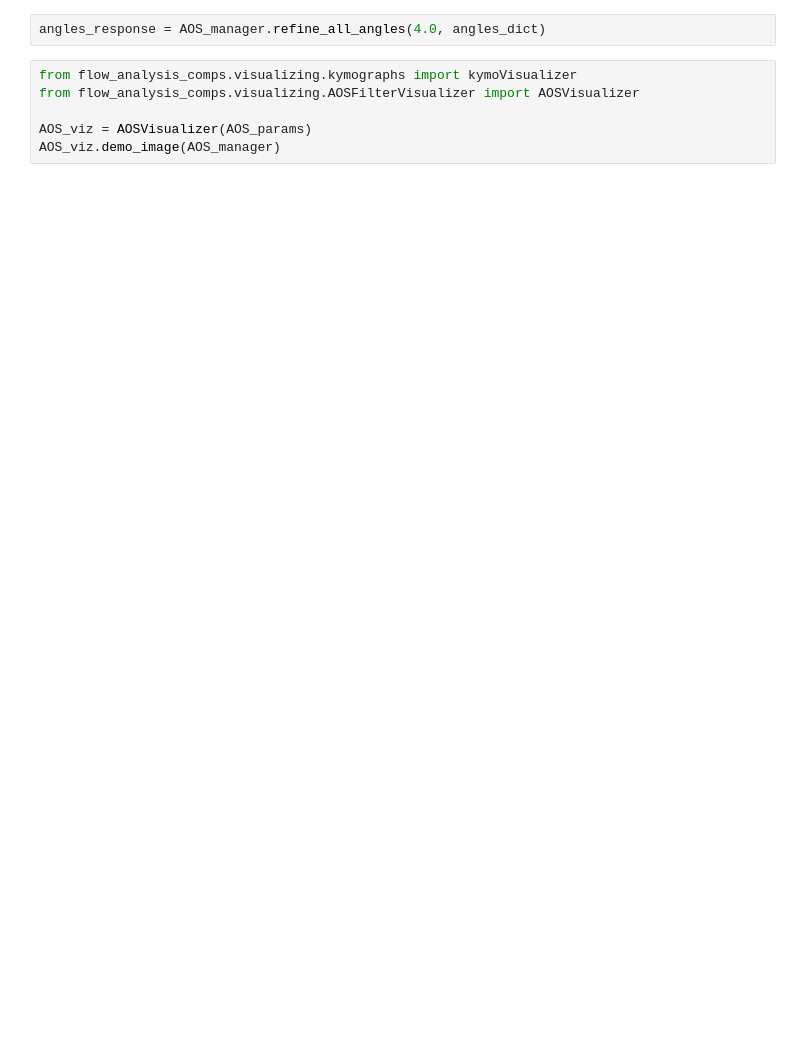
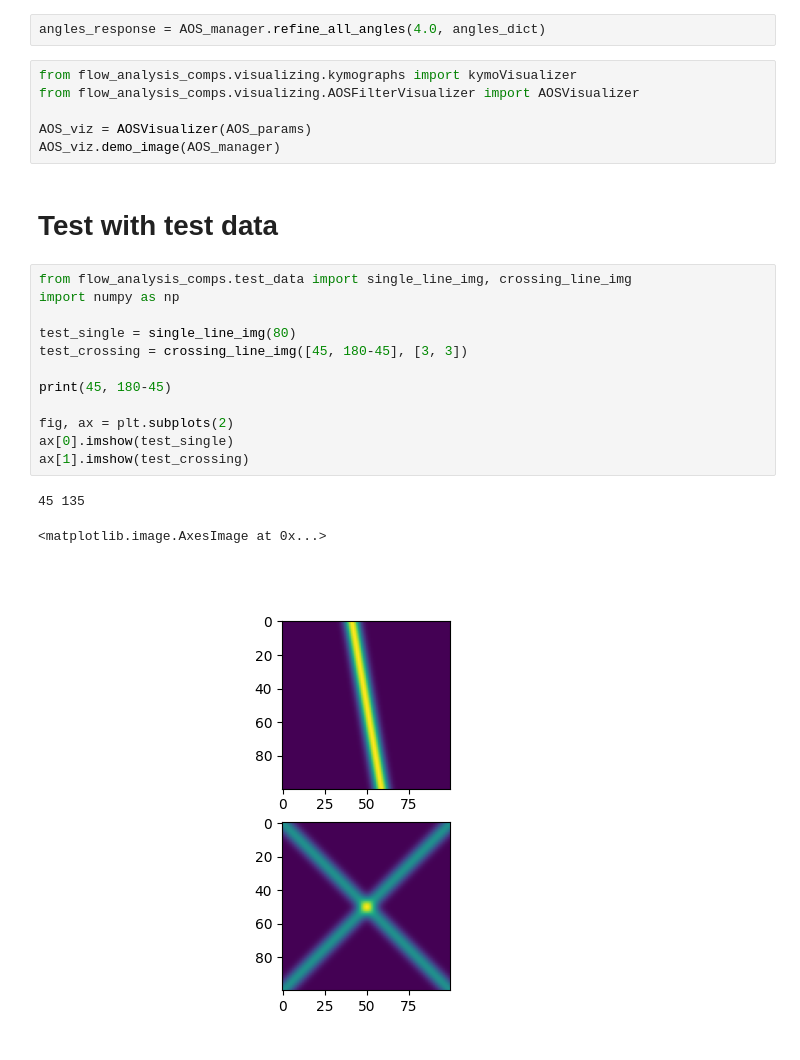
Before and after one commit to Staalduine/flow_analysis_comps, a Jupyter notebook: notebooks/run_AOS.ipynb, the cells around one changed output. Cells and saved outputs as stored; diff of their text form; blank space fills up the shorter version.

Commit message:
added test data documentation

```diff
--- a/notebooks/run_AOS.ipynb
+++ b/notebooks/run_AOS.ipynb
@@ -49,3 +51,21 @@ from flow_analysis_comps.visualizing.AOSFilterVisualizer import AOSVisualizer
 
 AOS_viz = AOSVisualizer(AOS_params)
 AOS_viz.demo_image(AOS_manager)
+# %% [markdown]
+# Test with test data
+# %%
+from flow_analysis_comps.test_data import single_line_img, crossing_line_img
+import numpy as np
+
+test_single = single_line_img(80)
+test_crossing = crossing_line_img([45, 180-45], [3, 3])
+
+print(45, 180-45)
+
+fig, ax = plt.subplots(2)
+ax[0].imshow(test_single)
+ax[1].imshow(test_crossing)
+# %% [output]
+45 135
+<matplotlib.image.AxesImage at 0x...>
+[figure, added]
```
Also changed, not shown: parts of 10 cells of this notebook, 6 other files.
